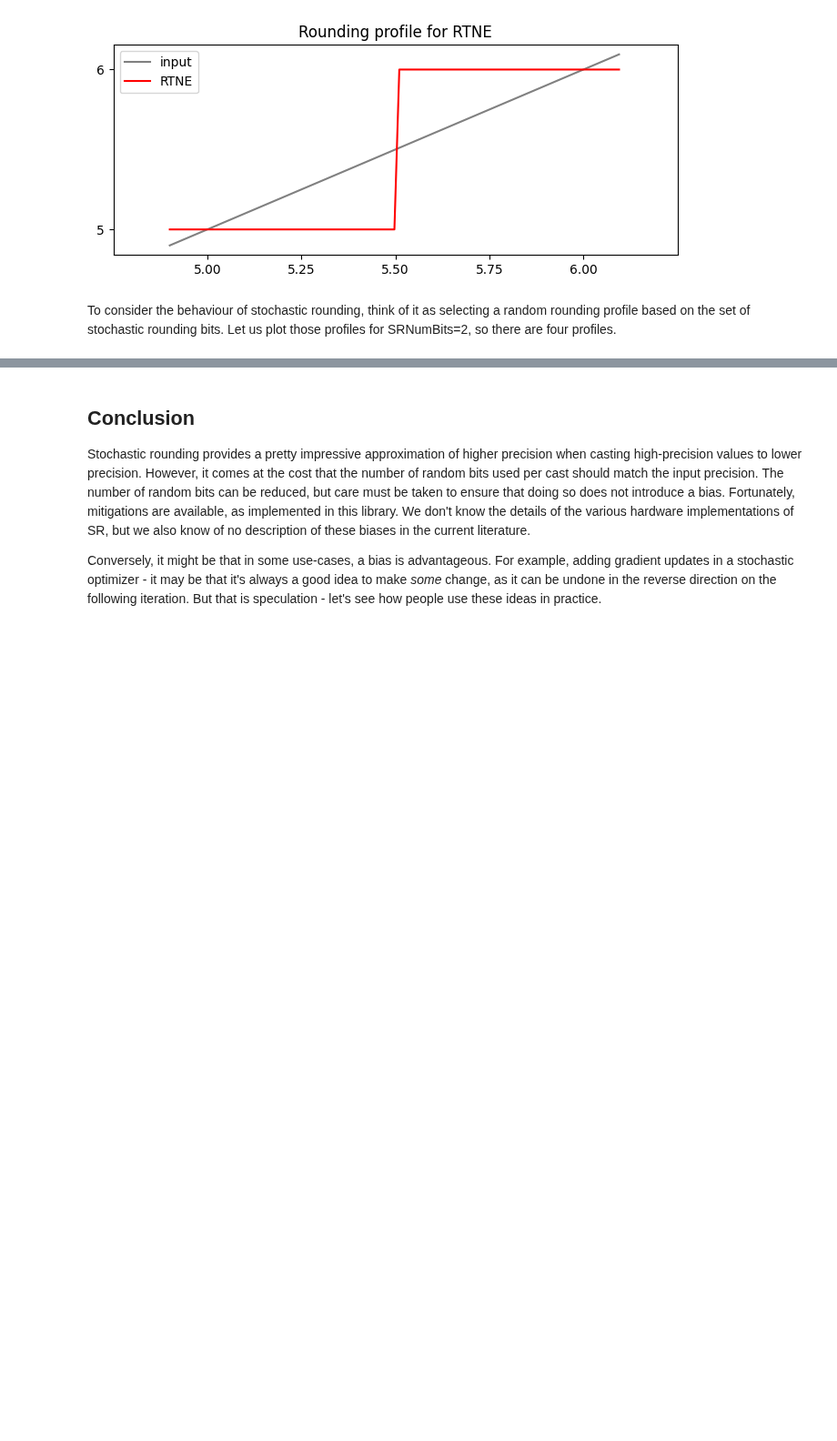
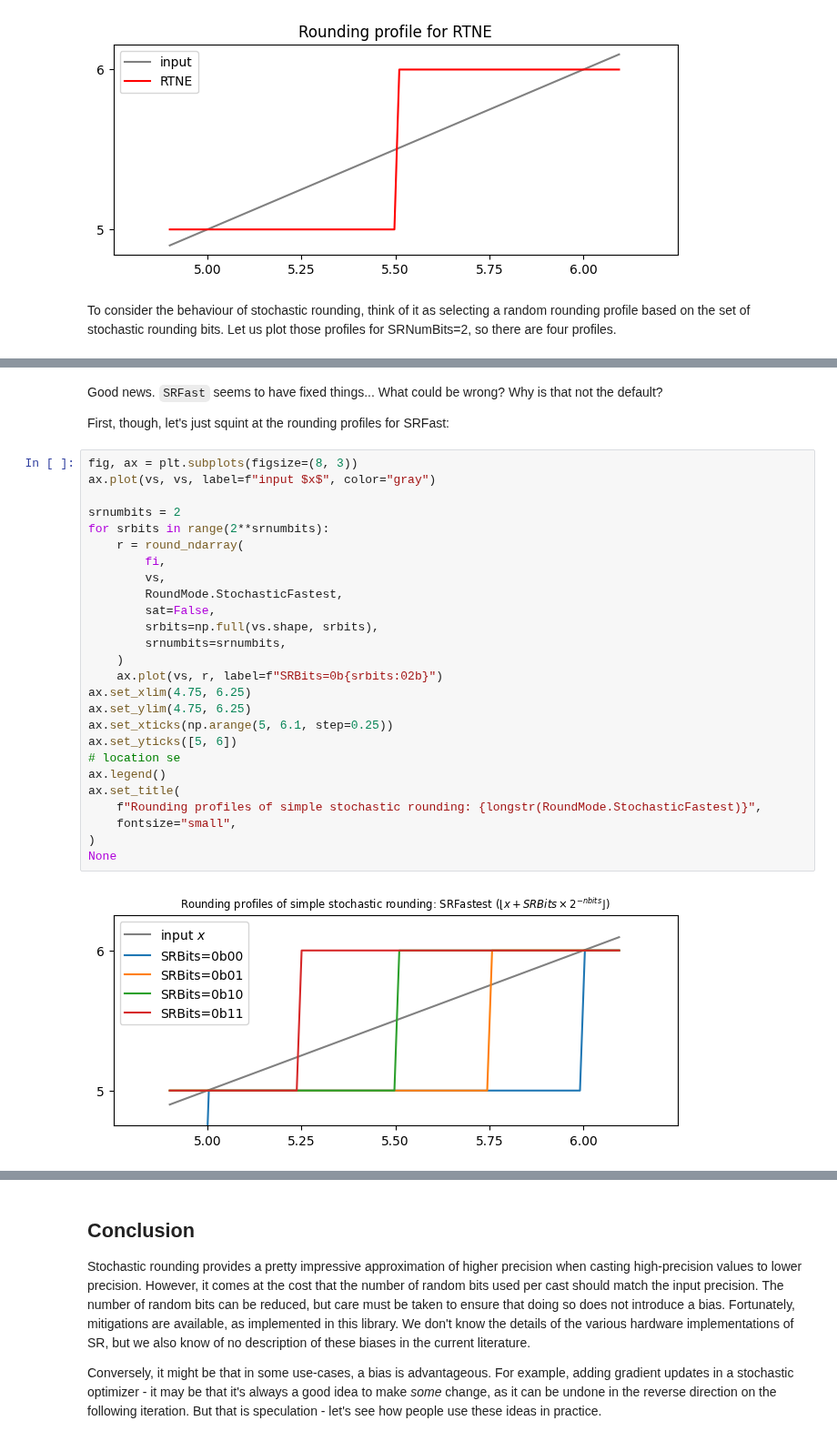
Before and after one commit to graphcore-research/gfloat, a Jupyter notebook: docs/source/05-stochastic-rounding.ipynb, the cells around one changed output, grey strips where cells are left out. Shown at 91% size. Drawn from its saved outputs; the diff is of its cells as text; blank space fills up the shorter version.

```diff
--- a/docs/source/05-stochastic-rounding.ipynb
+++ b/docs/source/05-stochastic-rounding.ipynb
@@ -627,0 +597,33 @@ for rnd, ax in zip((RoundMode.StochasticFastest, RoundMode.StochasticFast), axs)
+# %% [markdown]
+Good news. `SRFast` seems to have fixed things...
+What could be wrong?  Why is that not the default?
+
+First, though, let's just squint at the rounding profiles for SRFast:
+# %%
+fig, ax = plt.subplots(figsize=(8, 3))
+ax.plot(vs, vs, label=f"input $x$", color="gray")
+
+srnumbits = 2
+for srbits in range(2**srnumbits):
+    r = round_ndarray(
+        fi,
+        vs,
+        RoundMode.StochasticFastest,
+        sat=False,
+        srbits=np.full(vs.shape, srbits),
+        srnumbits=srnumbits,
+    )
+    ax.plot(vs, r, label=f"SRBits=0b{srbits:02b}")
+ax.set_xlim(4.75, 6.25)
+ax.set_ylim(4.75, 6.25)
+ax.set_xticks(np.arange(5, 6.1, step=0.25))
+ax.set_yticks([5, 6])
+# location se
+ax.legend()
+ax.set_title(
+    f"Rounding profiles of simple stochastic rounding: {longstr(RoundMode.StochasticFastest)}",
+    fontsize="small",
+)
+None
+# %% [output]
+[figure, added]
```
Also changed, not shown: parts of 35 cells of this notebook, 5 other files.
